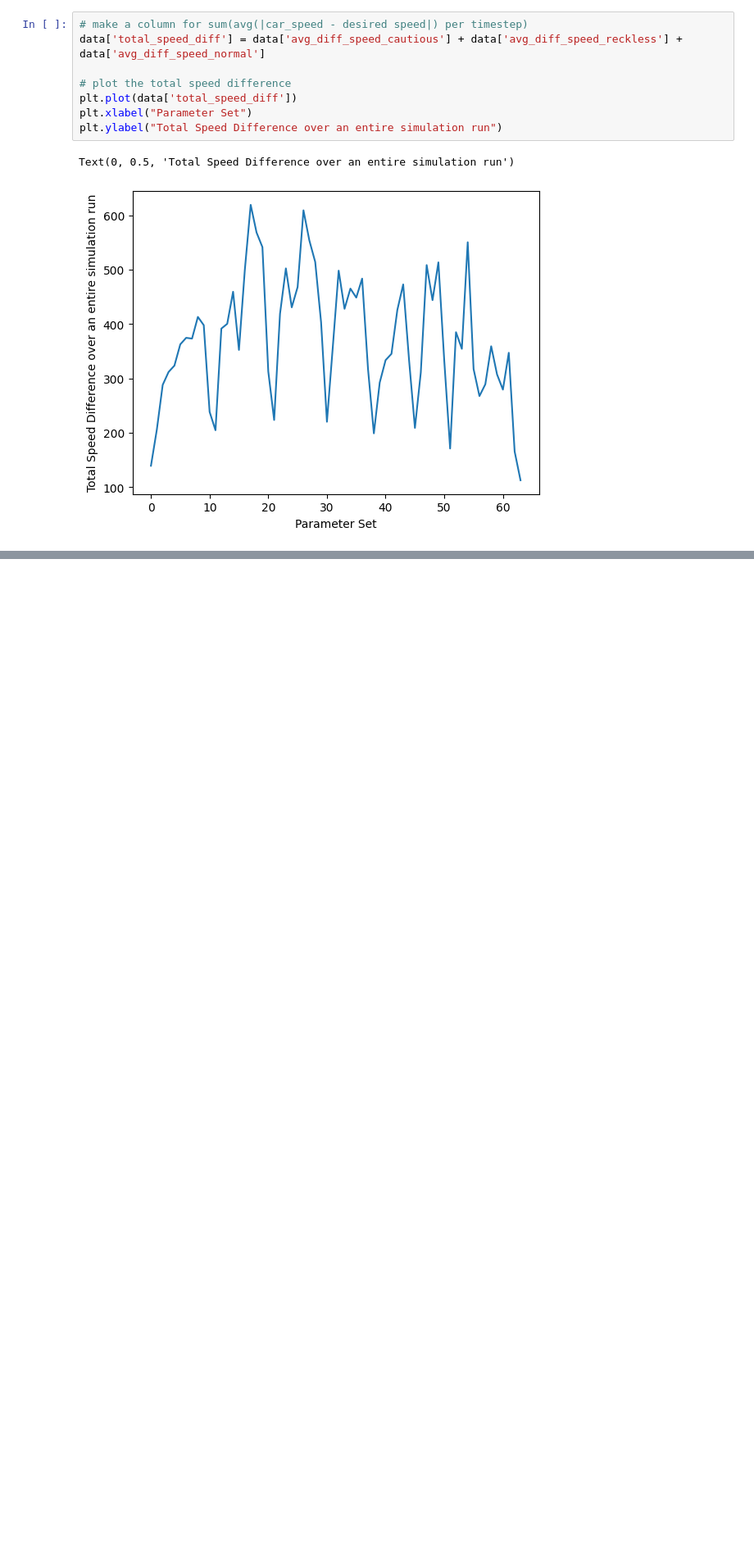
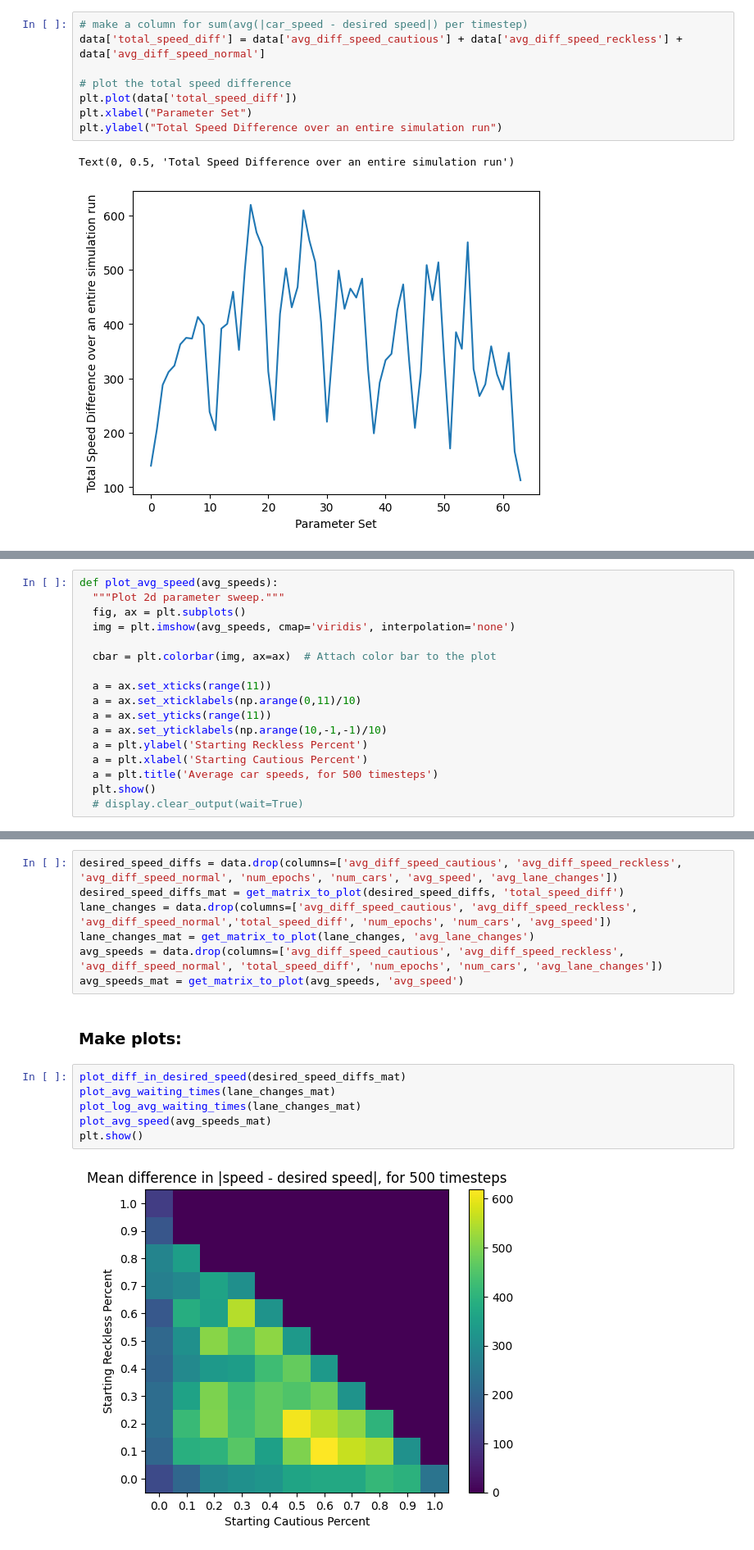
Before and after one commit to madrutis/traffic-sim, a Jupyter notebook: visualize_data.ipynb, the cells around one changed output, grey strips where cells are left out. Shown at 82% size. Drawn from its saved outputs; the diff is of its cells as text; blank space fills up the shorter version.

Commit message:
Made better plots of the parameter sweeps for the final project in the notebook

```diff
--- a/visualize_data.ipynb
+++ b/visualize_data.ipynb
@@ -78,0 +116,17 @@ plt.show()
+# %%
+def plot_avg_speed(avg_speeds):
+  """Plot 2d parameter sweep."""
+  fig, ax = plt.subplots()
+  img = plt.imshow(avg_speeds, cmap='viridis', interpolation='none')
+
+  cbar = plt.colorbar(img, ax=ax)  # Attach color bar to the plot
+
+  a = ax.set_xticks(range(11))
+  a = ax.set_xticklabels(np.arange(0,11)/10)
+  a = ax.set_yticks(range(11))
+  a = ax.set_yticklabels(np.arange(10,-1,-1)/10)
+  a = plt.ylabel('Starting Reckless Percent')
+  a = plt.xlabel('Starting Cautious Percent')
+  a = plt.title('Average car speeds, for 500 timesteps')
+  plt.show()
+  # display.clear_output(wait=True)
@@ -78,0 +135,17 @@ plt.show()
+# %%
+desired_speed_diffs = data.drop(columns=['avg_diff_speed_cautious', 'avg_diff_speed_reckless', 'avg_diff_speed_normal', 'num_epochs', 'num_cars', 'avg_speed', 'avg_lane_changes'])
+desired_speed_diffs_mat = get_matrix_to_plot(desired_speed_diffs, 'total_speed_diff')
+lane_changes = data.drop(columns=['avg_diff_speed_cautious', 'avg_diff_speed_reckless', 'avg_diff_speed_normal','total_speed_diff', 'num_epochs', 'num_cars', 'avg_speed'])
+lane_changes_mat = get_matrix_to_plot(lane_changes, 'avg_lane_changes')
+avg_speeds = data.drop(columns=['avg_diff_speed_cautious', 'avg_diff_speed_reckless', 'avg_diff_speed_normal', 'total_speed_diff', 'num_epochs', 'num_cars', 'avg_lane_changes'])
+avg_speeds_mat = get_matrix_to_plot(avg_speeds, 'avg_speed')
+# %% [markdown]
+### Make plots:
+# %%
+plot_diff_in_desired_speed(desired_speed_diffs_mat)
+plot_avg_waiting_times(lane_changes_mat)
+plot_log_avg_waiting_times(lane_changes_mat)
+plot_avg_speed(avg_speeds_mat)
+plt.show()
+# %% [output]
+[figure, added]
```
Also changed, not shown: parts of 12 cells of this notebook, 1 other file.
